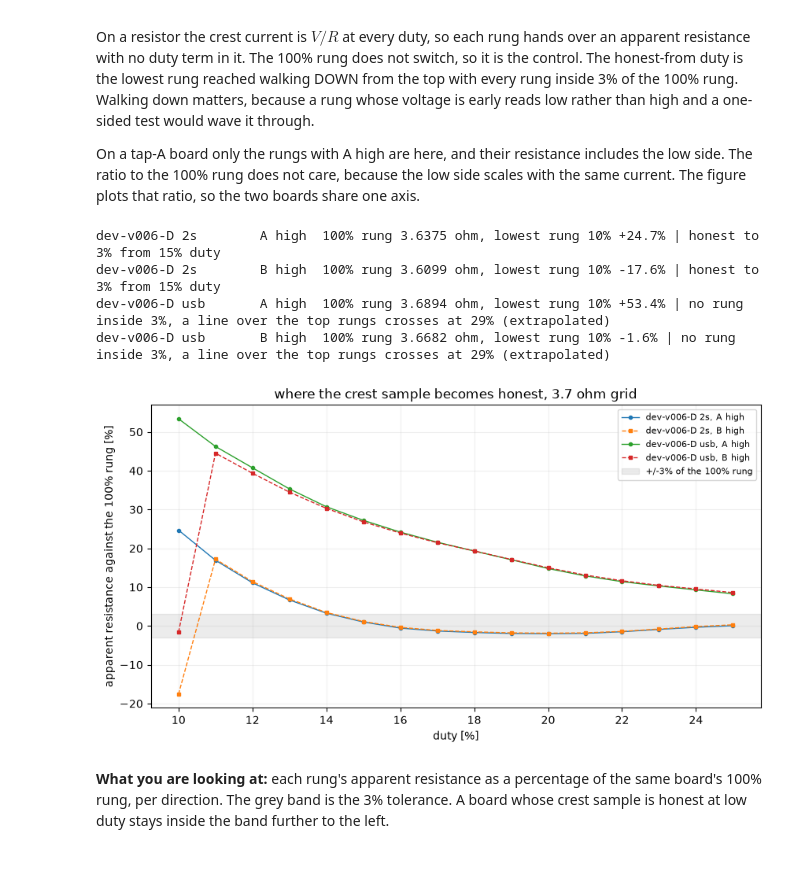
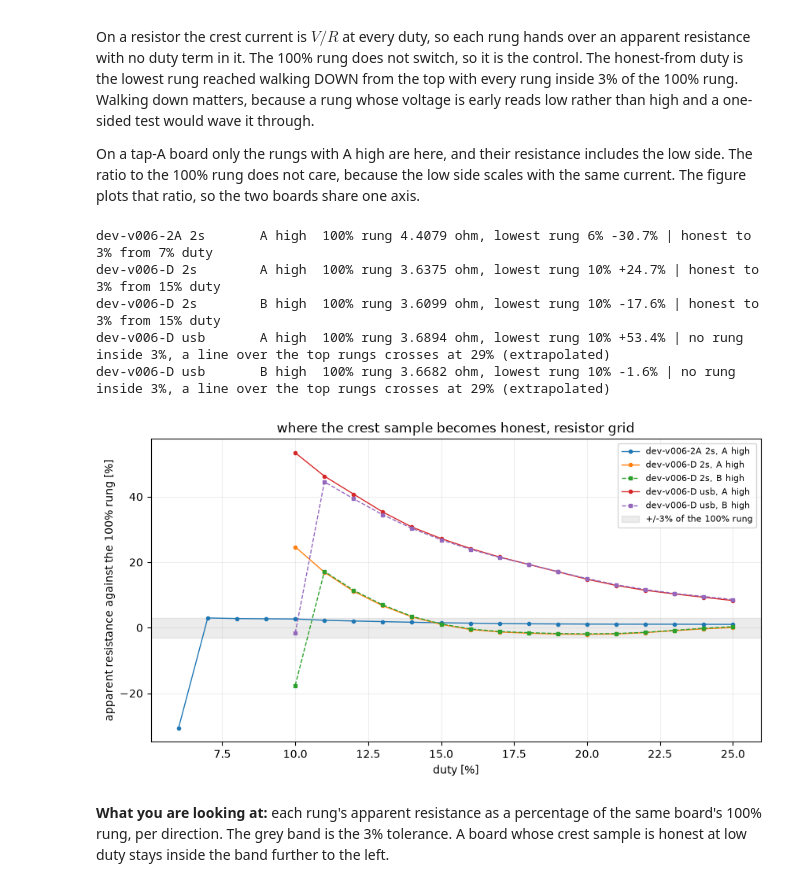
Before and after one commit to OpenServoCore/open-servo-core, a Jupyter notebook: notebooks/10-sense-chain-boards.ipynb, the cells around one changed output. Saved outputs shown, nothing was run; the diff lists cells and outputs as text; code cells hidden in the pictures.

Commit message:
notebooks: 10 grades the rev-2a grid session

```diff
--- a/notebooks/10-sense-chain-boards.ipynb
+++ b/notebooks/10-sense-chain-boards.ipynb
@@ -162,6 +171,8 @@ CARD = {k: {} for k in GDS}
 for k, d in GDS.items():
     CARD[k]["terminal route"] = "taps A and B" if ROUTE[k] == "ab" else "tap A, tap B reads VB"
     CARD[k]["VDD by meter [V]"] = VDD[k]
-    print(f"{LABEL[k]:<20} {CARD[k]['terminal route']:<24} VDD {VDD[k]:.3f} V, "
+    vdd = (f"VDD {VDD[k]:.3f} V by meter" if np.isfinite(VDD[k])
+           else f"VDD not metered, the declared {d.board.vdd_mv / 1e3:.3f} V")
+    print(f"{LABEL[k]:<20} {CARD[k]['terminal route']:<24} {vdd}, "
           f"absolute numbers scaled by {K_VDD[k]:.5f}")
 # %% [output]
@@ -301,9 +314,19 @@ def laps_streamed(d):
     return out
 
 
+LAP_COLS = ["lap", "duty_pct", "A high", "seconds", "rail_rest_V", "rail_load_V", "high_side_V",
+            "low_side_V", "terminal_A_V", "terminal_diff_V", "tap_B_V", "amps_A", "hs_drop_V",
+            "R_app_ohm", "used"]
+
+
 def lap_table(k, d):
     b, kv = d.board, K_VDD[k]
-    raw = laps_streamed(d) if "dclap" in d.experiments else laps_polled(d)
+    if "dclap" in d.experiments:
+        raw = laps_streamed(d)
+    elif (d.path / "dclap" / "chip.csv").exists():
+        raw = laps_polled(d)
+    else:
+        raw = []
     rows = []
     for L in raw:
         a_high = L["vmotor_a"] > L["vmotor_b"]
@@ -330,13 +353,16 @@ def lap_table(k, d):
                      "terminal_diff_V": diff, "tap_B_V": L["vmotor_b"] * b.v_adc_per_count * kv, "amps_A": amps, "hs_drop_V": rail_load - v_hi,
                      "R_app_ohm": load_v / amps if amps > 0.05 else np.nan,
                      "used": amps > 0.05 and not L["cut"]})
-    return pd.DataFrame(rows).set_index("lap")
+    return pd.DataFrame(rows, columns=LAP_COLS).set_index("lap")
 
 
 LAPS = {k: lap_table(k, d) for k, d in GDS.items()}
 for k, t in LAPS.items():
-    print(LABEL[k])
-    print(t.round(4).to_string(), "\n")
+    if len(t):
+        print(LABEL[k])
+        print(t.round(4).to_string(), "\n")
+    else:
+        print(f"{LABEL[k]}: no DC laps captured\n")
 # %% [output]
 dev-v006-D 2s
      duty_pct  A high  seconds  rail_rest_V  rail_load_V  high_side_V  low_side_V  terminal_A_V  terminal_diff_V  tap_B_V  amps_A  hs_drop_V  R_app_ohm   used
@@ -440,10 +465,11 @@ METER_CLASS_PCT = 0.5     # the meter's own DC class, the same meter for every s
 CUR, GAIN = {}, {}
 for k, d in GDS.items():
     m, t = meter(d), LAPS[k]
+    # The grid's own value at its header: the meter on the grid pins reads across exactly that.
     r_load = d.servo.measured["r_load"]
     grid_res_pct = (r_load.hi - r_load.lo) / 2 / r_load.value * 100
     rows = []
-    rs = m[m["lap"].isin(t.index[t["used"]]) & m["v_lo"].notna()] if m is not None else pd.DataFrame(columns=["where", "lap"])
+    rs = m[m["lap"].isin(t.index[t["used"].astype(bool)]) & m["v_lo"].notna()] if m is not None else pd.DataFrame(columns=["where", "lap"])
     rs = rs.assign(kind=rs["where"].map(KIND), mid=(rs["v_lo"] + rs["v_hi"]) / 2) if len(rs) else rs
     grid = rs[rs["kind"] == "grid"] if len(rs) and ROUTE[k] == "ab" else rs.iloc[:0]
     lead = np.mean([t.loc[r["lap"], "terminal_diff_V"] - r["mid"] for _, r in grid.iterrows()]) if len(grid) else np.nan
@@ -471,7 +497,8 @@ for k, d in GDS.items():
     c["current vs meter, bracket [%]"] = CUR[k]["bracket_pct"].min() if len(rows) else np.nan
     c["amplifier gain vs nominal [%]"] = pd.DataFrame(GAIN[k])["gain_over_nominal_pct"].mean() if k in GAIN else np.nan
     print(LABEL[k])
-    print(CUR[k].round(4).to_string(index=False) if len(rows) else "  no current route metered on this supply")
+    print(CUR[k].round(4).to_string(index=False) if len(rows) else
+          "  no current route metered on this supply" if len(t) else "  no DC laps captured")
     if k in GAIN:
         print(pd.DataFrame(GAIN[k]).round(3).to_string(index=False))
     print()
@@ -492,7 +522,7 @@ and tap A on the reverse laps of a tap-A board. That second one is the A-side lo
 shunt and the copper, which is the path the tap-A route cannot see on its forward laps.
 # %%
 for k, d in GDS.items():
-    u = LAPS[k][LAPS[k]["used"]]
+    u = LAPS[k][LAPS[k]["used"].astype(bool)]
     c = CARD[k]
     c["rail at rest [V]"] = u["rail_rest_V"].mean() if len(u) else np.nan
     c["rail under the lap [V]"] = u["rail_load_V"].mean() if len(u) else np.nan
@@ -501,6 +531,9 @@ for k, d in GDS.items():
     lo = u["low_side_V"].dropna()
     c["low side at the lap current [V]"] = lo.mean() if len(lo) else np.nan
     c["low-side path [ohm]"] = (lo / u.loc[lo.index, "amps_A"]).mean() if len(lo) else np.nan
+    if not len(u):
+        print(f"{LABEL[k]:<20} no DC laps captured")
+        continue
     print(f"{LABEL[k]:<20} rail {c['rail at rest [V]']:.3f} V at rest, {c['rail under the lap [V]']:.3f} V at "
           f"{c['lap current [A]']:.3f} A, {c['source impedance [ohm]']:.3f} ohm | low side "
           f"{c['low side at the lap current [V]']:.3f} V, {c['low-side path [ohm]']:.3f} ohm")
@@ -568,35 +602,36 @@ for (k, direction), s in LAD.groupby(["dataset", "dir"]):
             ms=3, lw=1, label=f"{LABEL[k]}, {direction}")
     floor = None
     for duty in sorted(s.index, reverse=True):
         if abs(s.loc[duty, "R_app_ohm"] / ref - 1) * 100 > TOL_PCT:
             break
         floor = duty
     note = ""
     if floor is None:
         # No rung inside the band: a line over the top five rungs says where it would cross.
         # That crossing sits outside the measured range, so it is an extrapolation.
         top = s[s.index >= s.index.max() - 5]
         kk = np.polyfit(top.index.astype(float), top["R_app_ohm"], 1)
         note = f"no rung inside {TOL_PCT:.0f}%, a line over the top rungs crosses at {(ref * (1 + TOL_PCT / 100) - kk[1]) / kk[0]:.0f}% (extrapolated)"
     else:
         note = f"honest to {TOL_PCT:.0f}% from {floor:.0f}% duty"
     CARD[k][f"crest honest from, {direction} [% duty]"] = floor if floor is not None else np.nan
     CARD[k][f"100% rung R_app, {direction} [ohm]"] = ref
     print(f"{LABEL[k]:<20} {direction:<7} 100% rung {ref:.4f} ohm, lowest rung {s.index.min()}% "
           f"{(s['R_app_ohm'].iloc[0] / ref - 1) * 100:+.1f}% | {note}")
 ax.axhspan(-TOL_PCT, TOL_PCT, color="grey", alpha=0.15, label=f"+/-{TOL_PCT:.0f}% of the 100% rung")
 ax.set_xlabel("duty [%]")
 ax.set_ylabel("apparent resistance against the 100% rung [%]")
-ax.set_title("where the crest sample becomes honest, 3.7 ohm grid")
+ax.set_title("where the crest sample becomes honest, resistor grid")
 ax.grid(alpha=0.2)
 ax.legend(fontsize=8)
 plt.show()
 # %% [output]
+dev-v006-2A 2s       A high  100% rung 4.4079 ohm, lowest rung 6% -30.7% | honest to 3% from 7% duty
 dev-v006-D 2s        A high  100% rung 3.6375 ohm, lowest rung 10% +24.7% | honest to 3% from 15% duty
 dev-v006-D 2s        B high  100% rung 3.6099 ohm, lowest rung 10% -17.6% | honest to 3% from 15% duty
 dev-v006-D usb       A high  100% rung 3.6894 ohm, lowest rung 10% +53.4% | no rung inside 3%, a line over the top rungs crosses at 29% (extrapolated)
 dev-v006-D usb       B high  100% rung 3.6682 ohm, lowest rung 10% -1.6% | no rung inside 3%, a line over the top rungs crosses at 29% (extrapolated)
-[figure, old version]
+[figure, new version]
 # %% [markdown]
 **What you are looking at:** each rung's apparent resistance as a percentage of the same
 board's 100% rung, per direction. The grey band is the 3% tolerance. A board whose crest
```
Also changed, not shown: parts of 17 cells of this notebook.
